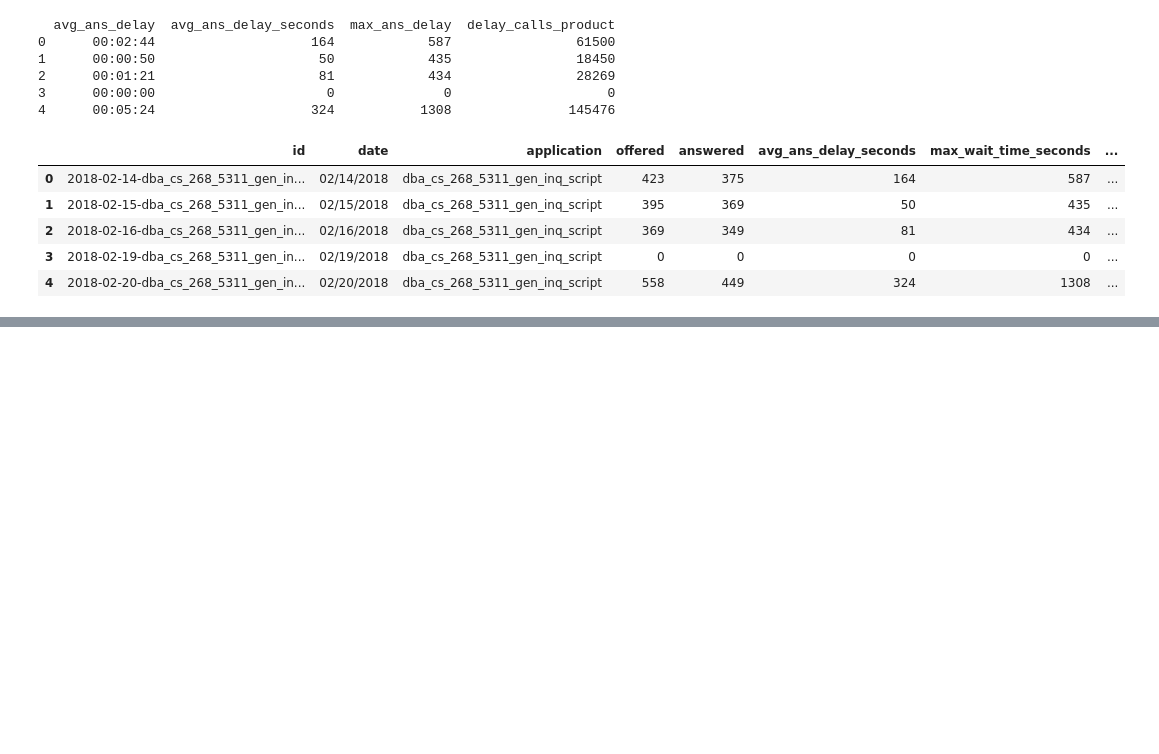
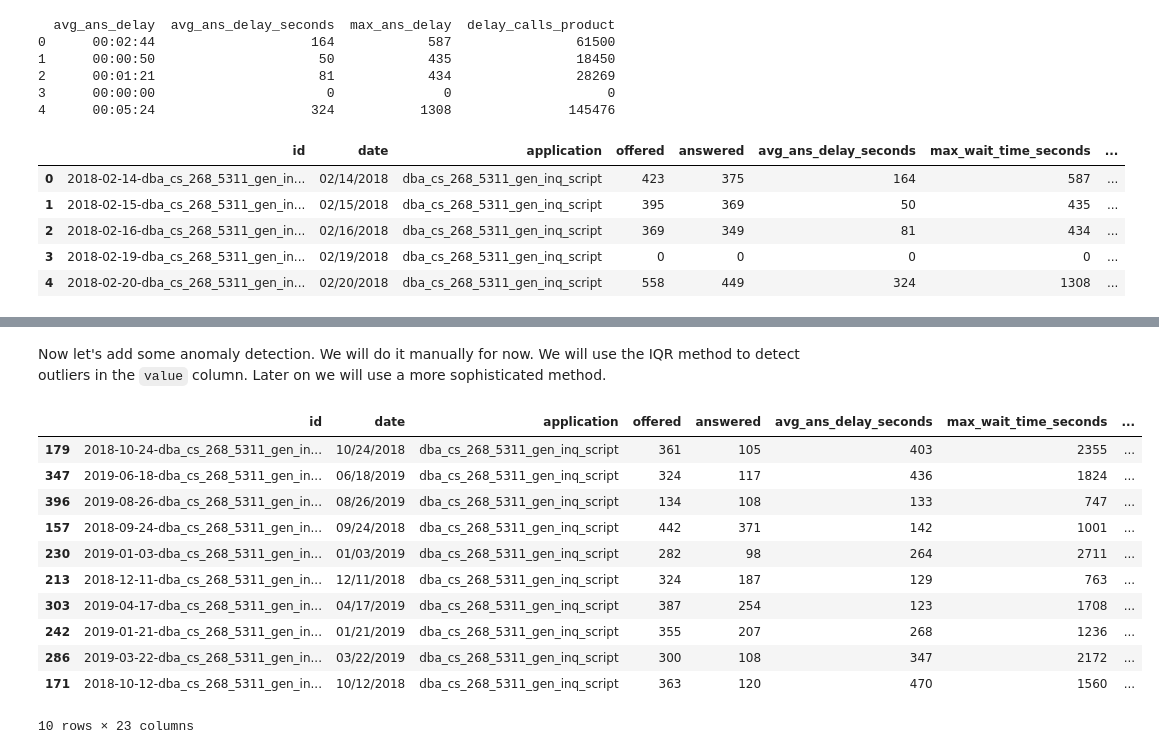
Before and after one commit to joajimenez/call_center_pipeline, a Jupyter notebook: notebooks/etl.ipynb, the cells around one changed output, grey strips where cells are left out. Cells and saved outputs as stored; diff of their text form; code cells hidden in the pictures; blank space fills up the shorter version.

Commit message:
Added anomaly detections

```diff
--- a/notebooks/etl.ipynb
+++ b/notebooks/etl.ipynb
@@ -348,0 +349,29 @@ df.sample(6)
+# %% [markdown]
+Now let's add some anomaly detection. We will do it manually for now. We will use the IQR method to detect outliers in the `value` column. Later on we will use a more sophisticated method.
+# %%
+# Rolling baseline for call volume anomalies
+df["call_volume_mean"] = round(df["offered"].rolling(7).mean(), 2)
+df["call_volume_std"] = round(df["offered"].rolling(7).std(), 2)
+df["call_volume_spike"] = df["offered"] > (df["call_volume_mean"] + 2 * df["call_volume_std"])
+
+# Excessive wait anomalies
+threshold_wait = df["avg_wait_per_call_seconds"].quantile(0.95)
+df["excessive_wait"] = df["avg_wait_per_call_seconds"] > threshold_wait
+
+# SLA compliance anomalies
+df["sla_breach"] = df["sla_compliance_rate"] < 0.80
+
+df.sample(10)
+# %% [output]
+|  | id | date | application | offered | answered | avg_ans_delay_seconds | max_wait_time_seconds | ... |
+| 179 | 2018-10-24-dba_cs_268_5311_gen_in... | 10/24/2018 | dba_cs_268_5311_gen_inq_script | 361 | 105 | 403 | 2355 | ... |
+| 347 | 2019-06-18-dba_cs_268_5311_gen_in... | 06/18/2019 | dba_cs_268_5311_gen_inq_script | 324 | 117 | 436 | 1824 | ... |
+| 396 | 2019-08-26-dba_cs_268_5311_gen_in... | 08/26/2019 | dba_cs_268_5311_gen_inq_script | 134 | 108 | 133 | 747 | ... |
+| 157 | 2018-09-24-dba_cs_268_5311_gen_in... | 09/24/2018 | dba_cs_268_5311_gen_inq_script | 442 | 371 | 142 | 1001 | ... |
+| 230 | 2019-01-03-dba_cs_268_5311_gen_in... | 01/03/2019 | dba_cs_268_5311_gen_inq_script | 282 | 98 | 264 | 2711 | ... |
+| 213 | 2018-12-11-dba_cs_268_5311_gen_in... | 12/11/2018 | dba_cs_268_5311_gen_inq_script | 324 | 187 | 129 | 763 | ... |
+| 303 | 2019-04-17-dba_cs_268_5311_gen_in... | 04/17/2019 | dba_cs_268_5311_gen_inq_script | 387 | 254 | 123 | 1708 | ... |
+| 242 | 2019-01-21-dba_cs_268_5311_gen_in... | 01/21/2019 | dba_cs_268_5311_gen_inq_script | 355 | 207 | 268 | 1236 | ... |
+| 286 | 2019-03-22-dba_cs_268_5311_gen_in... | 03/22/2019 | dba_cs_268_5311_gen_inq_script | 300 | 108 | 347 | 2172 | ... |
+| 171 | 2018-10-12-dba_cs_268_5311_gen_in... | 10/12/2018 | dba_cs_268_5311_gen_inq_script | 363 | 120 | 470 | 1560 | ... |
+10 rows × 23 columns
```
Also changed, not shown: parts of 1 cell of this notebook.
